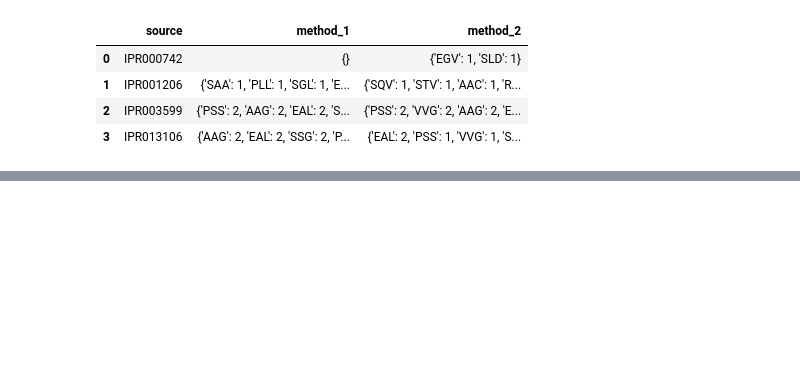
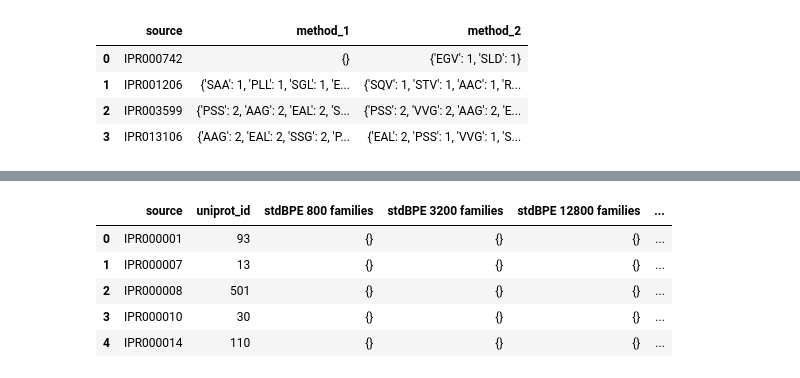
Before and after one commit to boun-tabi-lifelu/evolutionary-subword-tokenization, a Jupyter notebook: Prog/token_family_vs_domains.ipynb, the cells around one changed output, grey strips where cells are left out. Cells and saved outputs as stored; diff of their text form; code cells hidden in the pictures; blank space fills up the shorter version.

```diff
--- a/Prog/token_family_vs_domains.ipynb
+++ b/Prog/token_family_vs_domains.ipynb
@@ -328,5 +258,13 @@ df_domains_family_counts.head()
 # %%
 agg_dict = {'uniprot_id': len}
 agg_dict.update({f'{method_name} families':sum_and_sort_dicts for method_name in tokenizer_list.keys()})
 
 df_domains_family_counts_agg = df_domains_family_counts.groupby('source').agg(agg_dict).reset_index()
+df_domains_family_counts_agg.head()
+# %% [output]
+|  | source | uniprot_id | stdBPE 800 families | stdBPE 3200 families | stdBPE 12800 families | ... |
+| 0 | IPR000001 | 93 | {} | {} | {} | ... |
+| 1 | IPR000007 | 13 | {} | {} | {} | ... |
+| 2 | IPR000008 | 501 | {} | {} | {} | ... |
+| 3 | IPR000010 | 30 | {} | {} | {} | ... |
+| 4 | IPR000014 | 110 | {} | {} | {} | ... |
```
Also changed, not shown: parts of 19 cells of this notebook, 1 other file.
